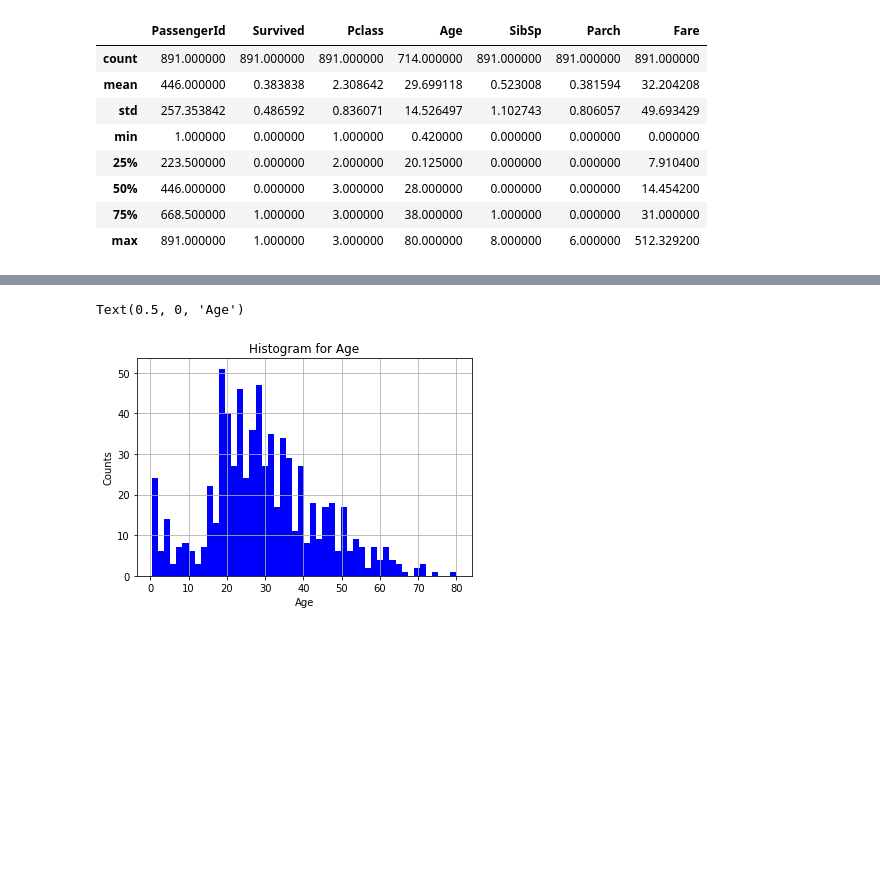
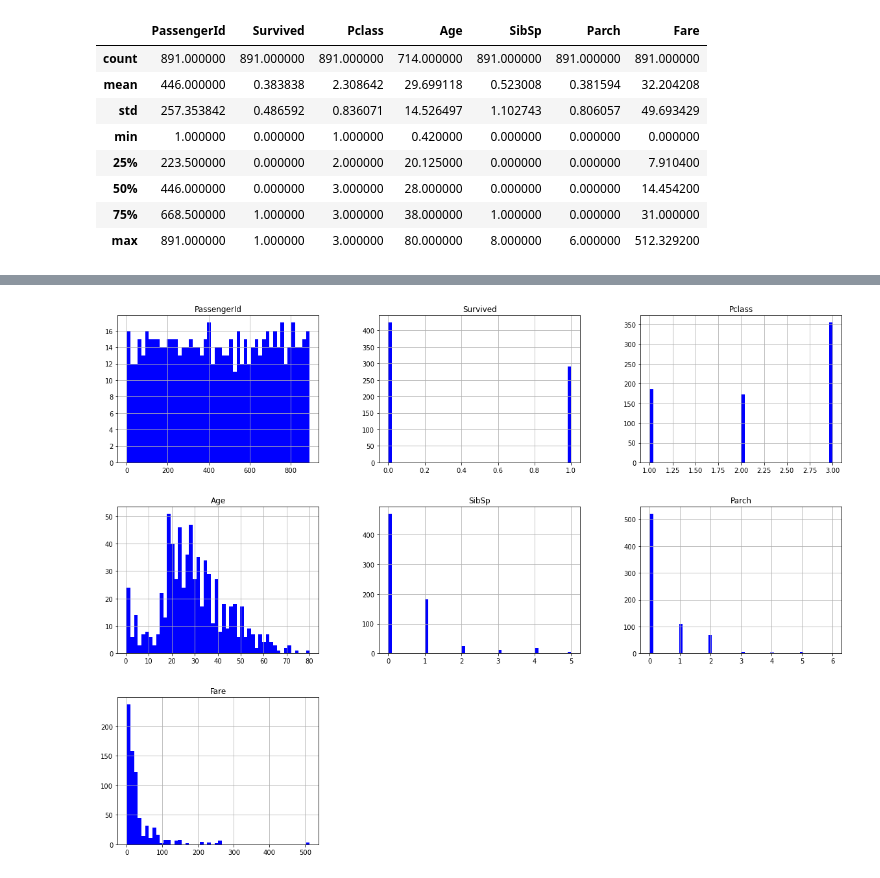
Before and after one commit to jennaguo/MSDS422_Practical_ML, a Jupyter notebook: Module 1_Titanic.ipynb, the cells around one changed output, grey strips where cells are left out. Drawn from its saved outputs; the diff is of its cells as text; code cells hidden in the pictures; blank space fills up the shorter version.

```diff
--- a/Module 1_Titanic.ipynb
+++ b/Module 1_Titanic.ipynb
@@ -41,11 +41,9 @@ pd.DataFrame(df.isnull().sum(),columns=["Number of NAs"]).sort_values("Number of
 [figure]
 # %%
 df.dropna(subset=['Age'], inplace=True)
-# %%
-df["Age"].plot.hist(grid=True, bins=50, rwidth=1,color="b")
-plt.title("Histogram for Age")
-plt.ylabel("Counts")
-plt.xlabel("Age")
-# %% [output]
-Text(0.5, 0, 'Age')
-[figure, removed]
+# %%
+%matplotlib inline
+df.hist(grid=True, bins=50, figsize=(20,15),color="b")
+plt.show()
+# %% [output]
+[figure, added]
```
Also changed, not shown: parts of 6 cells of this notebook.
